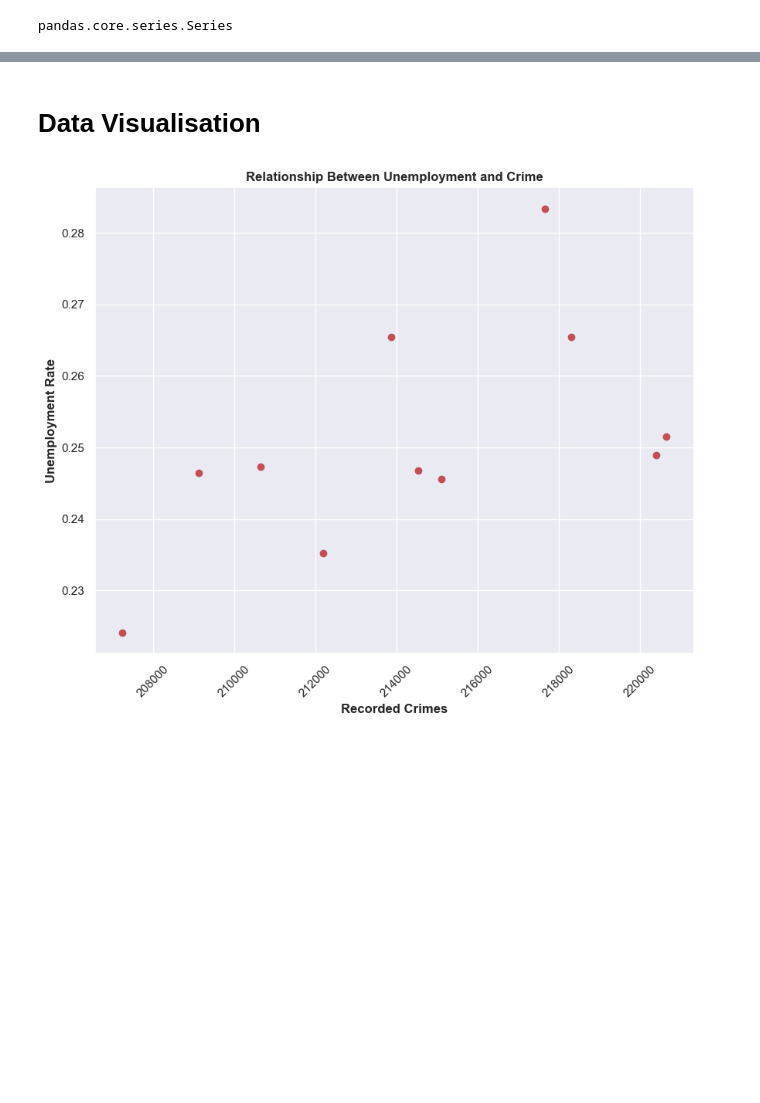
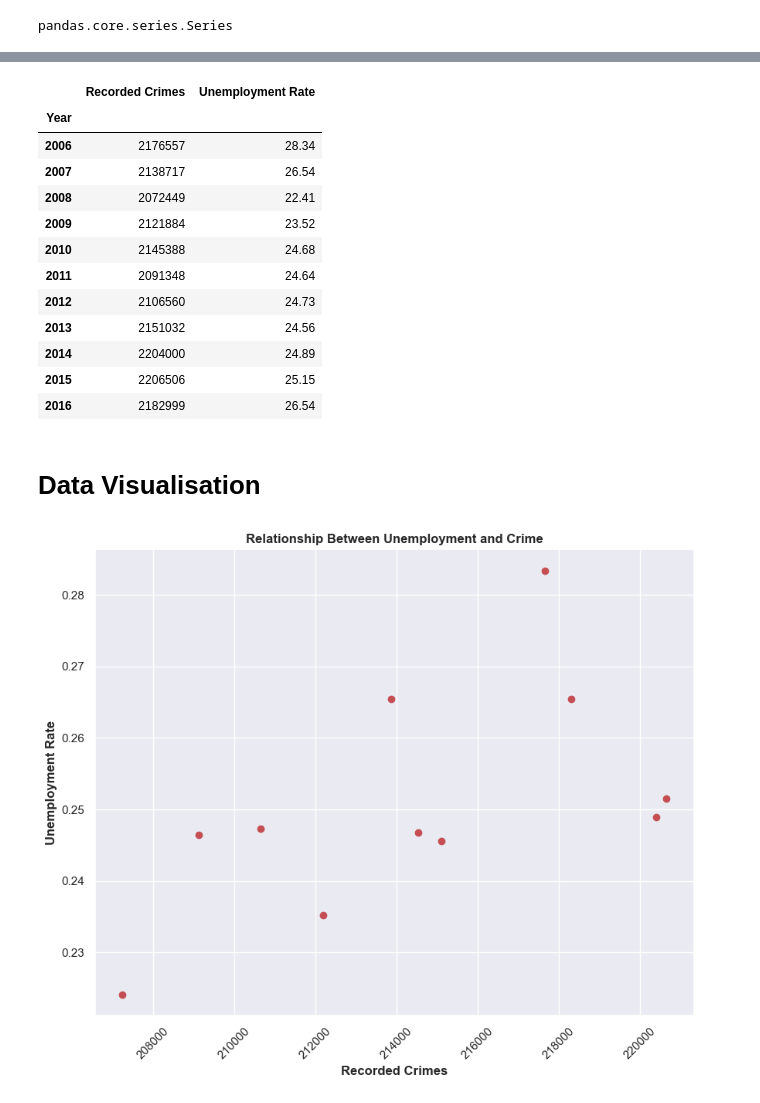
Before and after one commit to NigelGondo/Portfolio_Projects, a Jupyter notebook: Unemployment and Crime in South Africa (Regression).ipynb, the cells around one changed output, grey strips where cells are left out. Drawn from its saved outputs; the diff is of its cells as text; code cells hidden in the pictures; blank space fills up the shorter version.

```diff
--- a/Unemployment and Crime in South Africa (Regression).ipynb
+++ b/Unemployment and Crime in South Africa (Regression).ipynb
@@ -244,3 +257,25 @@ dtype: object
+# %%
+#Merging
+df_crime_unemployment = pd.merge(left = df_crime_stats_final_summed,
+                                 right = df_south_africa_unemployment_final,
+                                left_on = 'Year',
+                                right_on = 'Year')
+
+df_crime_unemployment
+# %% [output]
+|  | Recorded Crimes | Unemployment Rate |
+| Year |  |  |
+| 2006 | 2176557 | 28.34 |
+| 2007 | 2138717 | 26.54 |
+| 2008 | 2072449 | 22.41 |
+| 2009 | 2121884 | 23.52 |
+| 2010 | 2145388 | 24.68 |
+| 2011 | 2091348 | 24.64 |
+| 2012 | 2106560 | 24.73 |
+| 2013 | 2151032 | 24.56 |
+| 2014 | 2204000 | 24.89 |
+| 2015 | 2206506 | 25.15 |
+| 2016 | 2182999 | 26.54 |
 # %% [markdown]
 # Data Visualisation
 # %%
```
Also changed, not shown: parts of 14 cells of this notebook.
